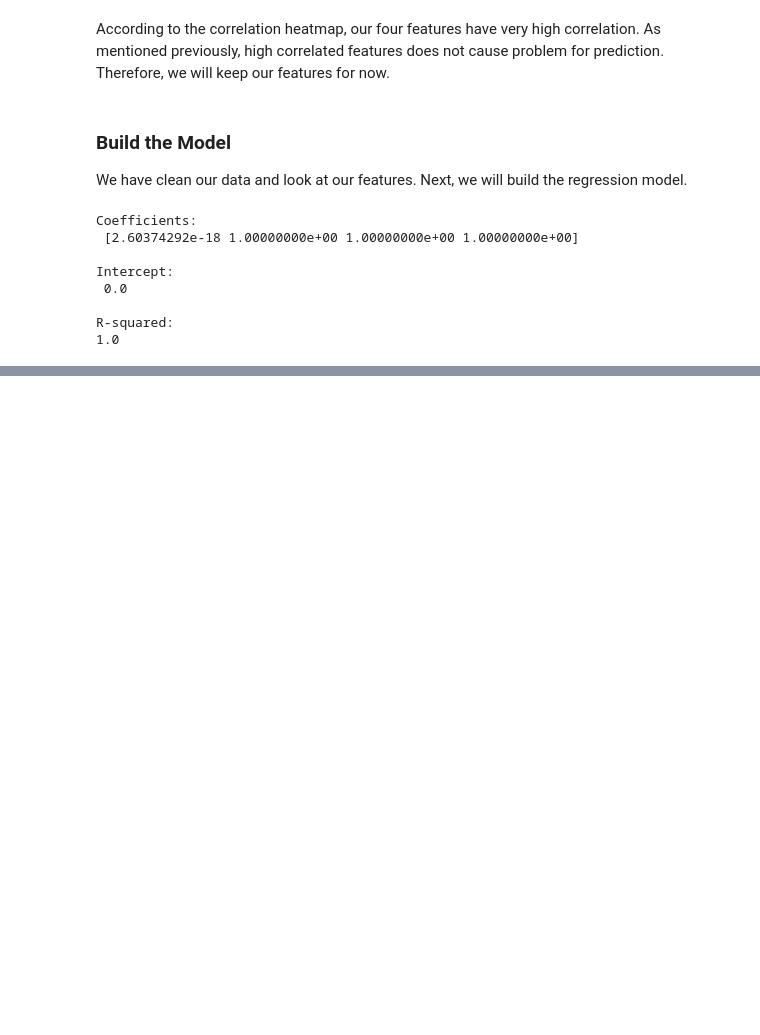
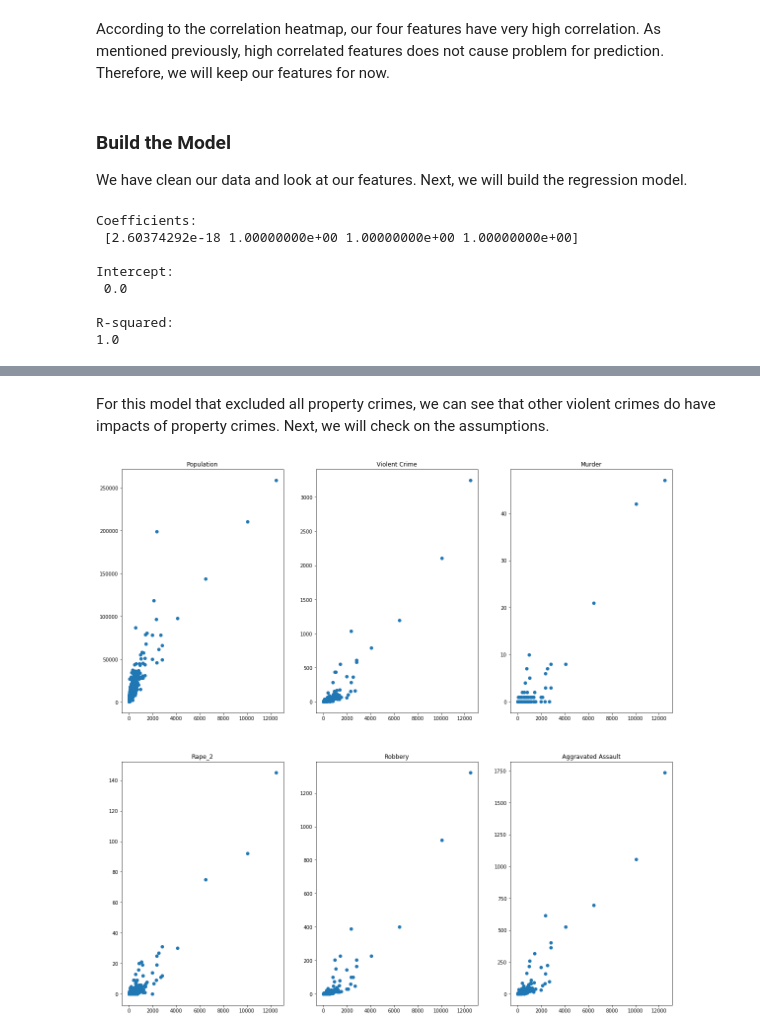
Before and after one commit to jatlukze/Thinkful-Practices, a Jupyter notebook: FBI Crime Regression Model.ipynb, the cells around one changed output, grey strips where cells are left out. Drawn from its saved outputs; the diff is of its cells as text; code cells hidden in the pictures; blank space fills up the shorter version.

Commit message:
Added second regression model

```diff
--- a/FBI Crime Regression Model.ipynb
+++ b/FBI Crime Regression Model.ipynb
@@ -250,0 +293,33 @@ R-squared:
+# %% [markdown]
+For this model that excluded all property crimes, we can see that other violent crimes do have impacts of property crimes. Next, we will check on the assumptions.
+# %%
+fig = plt.figure(figsize=(20, 20))
+G = gridspec.GridSpec(2,3)
+
+axes_1 = plt.subplot(G[0,0])
+axes_1.scatter(test_df['Property Crime'], test_df['Population'])
+axes_1.set_title('Population')
+
+axes_2 = plt.subplot(G[0,1])
+axes_2.scatter(test_df['Property Crime'], test_df['Violent Crime'])
+axes_2.set_title('Violent Crime')
+
+axes_3 = plt.subplot(G[0,2])
+axes_3.scatter(test_df['Property Crime'], test_df['Murder'])
+axes_3.set_title('Murder')
+
+axes_4 = plt.subplot(G[1,0])
+axes_4.scatter(test_df['Property Crime'], test_df['Rape_2'])
+axes_4.set_title('Rape_2')
+
+axes_5 = plt.subplot(G[1,1])
+axes_5.scatter(test_df['Property Crime'], test_df['Robbery'])
+axes_5.set_title('Robbery')
+
+axes_6 = plt.subplot(G[1,2])
+axes_6.scatter(test_df['Property Crime'], test_df['Aggravated Assault'])
+axes_6.set_title('Aggravated Assault')
+
+plt.show()
+# %% [output]
+[figure, added]
```
Also changed, not shown: parts of 12 cells of this notebook.
